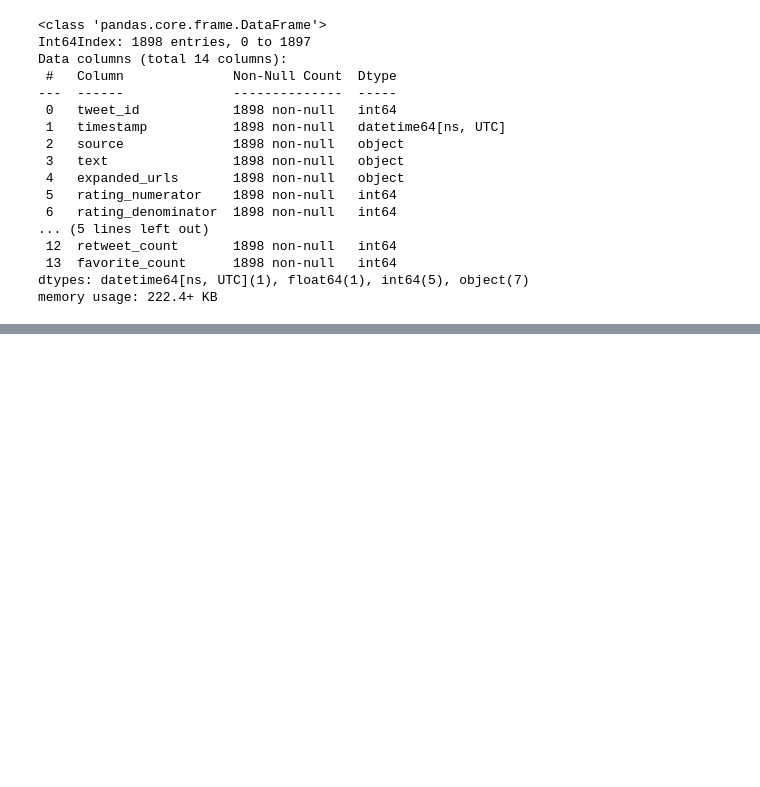
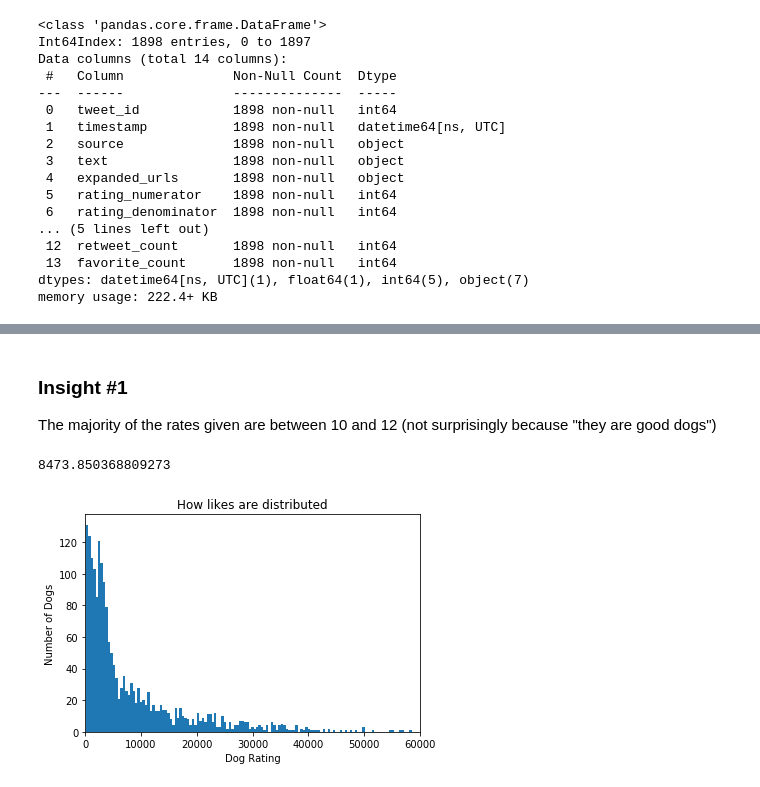
Before and after one commit to Chemapp/Dog-Data-Wrangling, a Jupyter notebook: wrangle_act.ipynb, the cells around one changed output, grey strips where cells are left out. Saved outputs shown, nothing was run; the diff lists cells and outputs as text; code cells hidden in the pictures; blank space fills up the shorter version.

```diff
--- a/wrangle_act.ipynb
+++ b/wrangle_act.ipynb
@@ -963,0 +1006,15 @@ df_clean.to_csv('master_Tweeter_file.csv', index = False)
+# %% [markdown]
+### Insight #1
+The majority of the rates given are between 10 and 12 (not surprisingly because "they are good dogs")
+# %%
+#Visualization of the likes histogram
+df_clean['favorite_count'].plot(kind = 'hist', bins = 300)
+plt.xlim(0, 60000)
+plt.title('How likes are distributed')
+plt.ylabel('Number of Dogs')
+plt.xlabel('Dog Rating');
+
+df_clean['favorite_count'].mean()
+# %% [output]
+8473.850368809273
+[figure, added]
```
Also changed, not shown: parts of 30 cells of this notebook, 13 other files.
